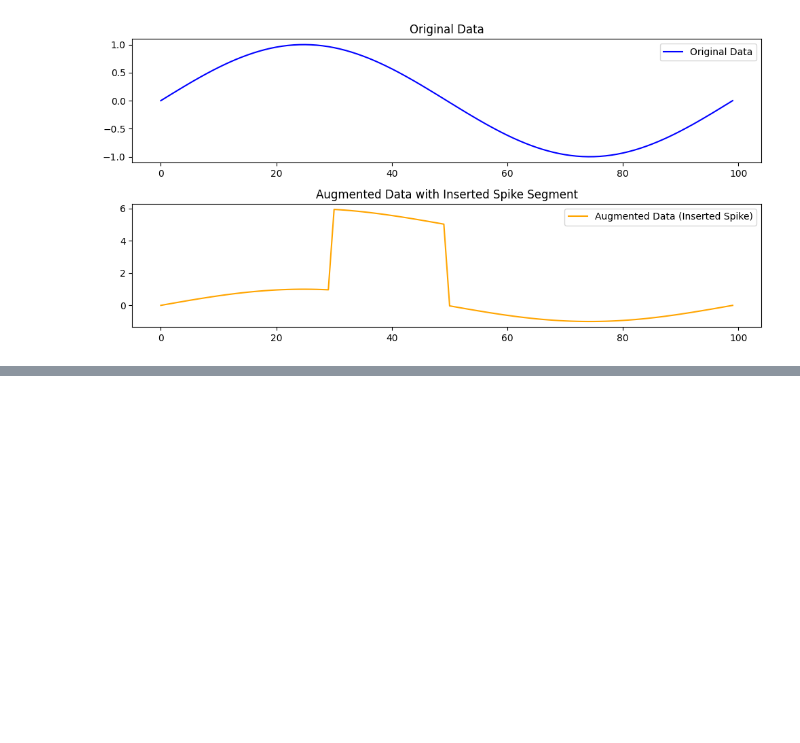
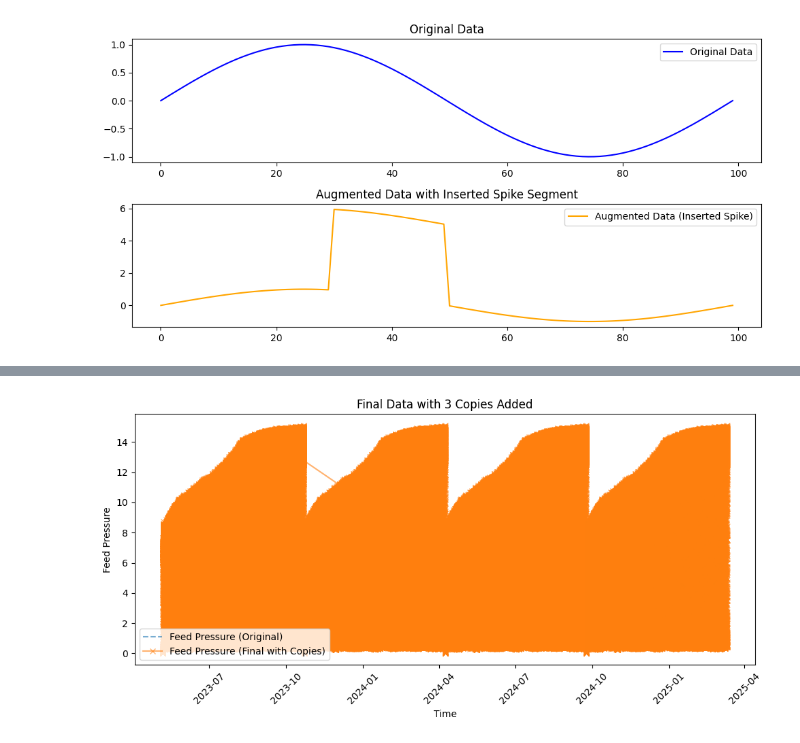
Before and after one commit to AquaMarine-AI/ProjectAW, a Jupyter notebook: time&Magnitude_Warping.ipynb, the cells around one changed output, grey strips where cells are left out. Cells and saved outputs as stored; diff of their text form; code cells hidden in the pictures; blank space fills up the shorter version.

```diff
--- a/time&Magnitude_Warping.ipynb
+++ b/time&Magnitude_Warping.ipynb
@@ -1093,0 +1284,57 @@ plt.show()
+# %%
+import numpy as np
+import pandas as pd
+import matplotlib.pyplot as plt
+from datetime import timedelta
+from google.colab import files
+
+# CSV 파일에서 데이터 로드
+file_name = '/content/drive/MyDrive/종설프1_5팀/전처리.ipynb/warped_feed_pressure_with_time.csv'
+df = pd.read_csv(file_name, encoding='CP949')
+
+# 시간 열을 datetime 형식으로 변환
+df['time'] = pd.to_datetime(df['time'])
+
+# 증강된 데이터를 3번 복사하여 앞에 추가
+num_copies = 3
+augmented_data_list = []
+
+for i in range(1, num_copies + 1):
+    temp_data = df.copy()
+    # Time 데이터를 각 복사본마다 1분씩 감소
+    temp_data['time'] = temp_data['time'] - pd.to_timedelta(i * len(temp_data), unit='m')
+    augmented_data_list.append(temp_data)
+
+# 복사된 데이터를 기존 데이터 앞에 붙이기
+df_final = pd.concat(augmented_data_list + [df]).reset_index(drop=True)
+
+# 시간 열을 datetime 형식으로 변환
+df_final['time'] = pd.to_datetime(df_final['time'])
+
+# 결과 확인
+print("\nFinal Data with 3 Copies Added:")
+print(df_final.head())
+
+# 최종 데이터를 엑셀 파일로 저장
+output_file = 'four-cycle-16months.xlsx'
+df_final.to_excel(output_file, index=False)
+print(f"Final data with copies saved to {output_file}")
+
+# 파일 다운로드
+files.download(output_file)
+
+# 데이터 시각화
+plt.figure(figsize=(10, 5))
+
+# 원본 데이터와 증강된 데이터 시각화
+plt.plot(df['time'], df['feed_pressure'], label='Feed Pressure (Original)', linestyle='--', alpha=0.6)
+plt.plot(df_final['time'], df_final['feed_pressure'], label='Feed Pressure (Final with Copies)', marker='x', alpha=0.6)
+
+plt.xlabel('Time')
+plt.ylabel('Feed Pressure')
+plt.title('Final Data with 3 Copies Added')
+plt.legend()
+plt.xticks(rotation=45)
+plt.tight_layout()
+plt.show()
+# %% [output]
@@ -1093,0 +1351 @@ plt.show()
+[figure, added]
```
Also changed, not shown: parts of 6 cells of this notebook.
